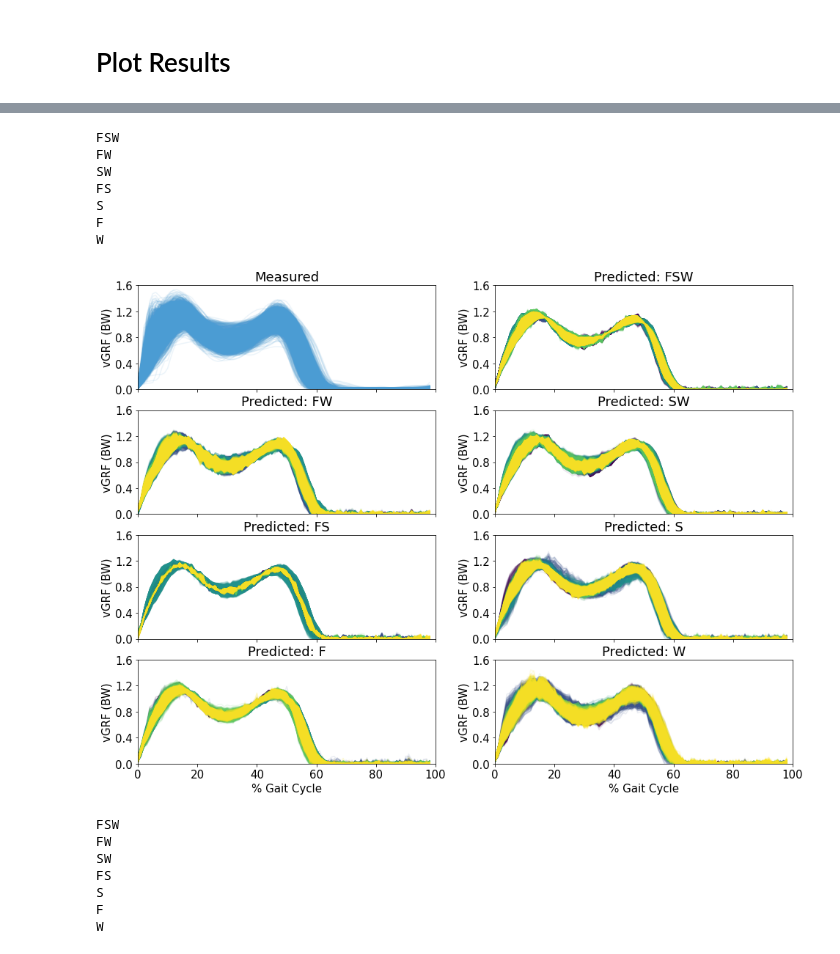
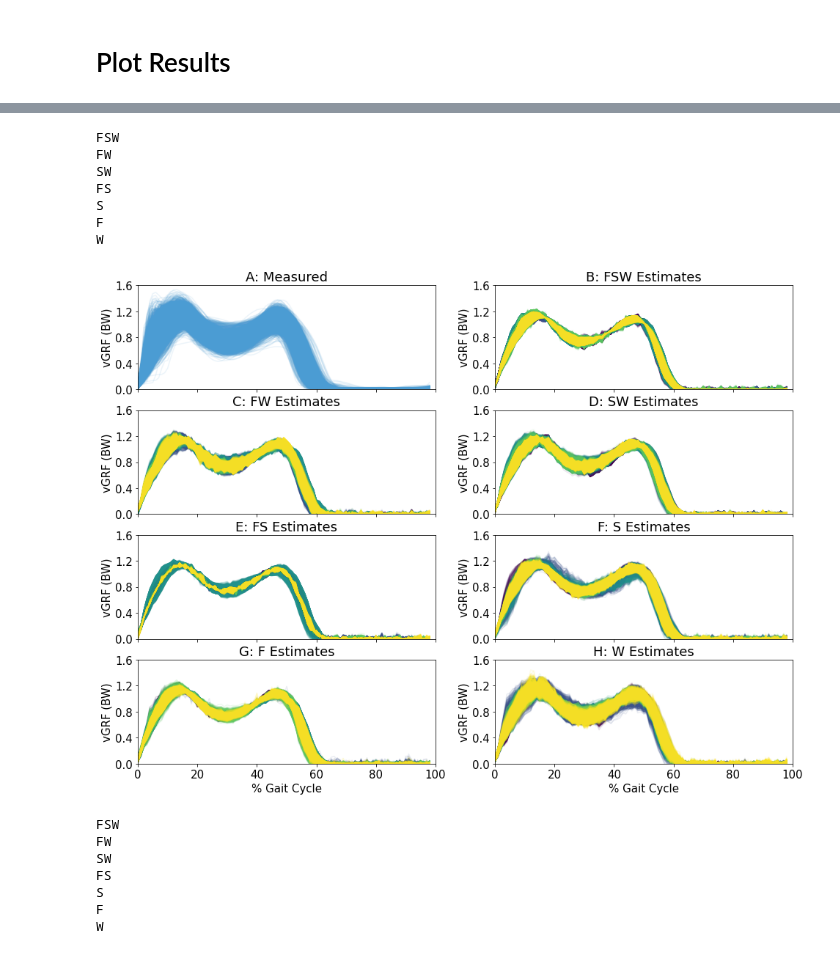
Before and after one commit to peruvianox/Vetta, a Jupyter notebook: MagVect_ML.ipynb, the cells around one changed output, grey strips where cells are left out. Saved outputs shown, nothing was run; the diff lists cells and outputs as text; code cells hidden in the pictures.

```diff
--- a/MagVect_ML.ipynb
+++ b/MagVect_ML.ipynb
@@ -198,9 +198,9 @@ ax4.set_ylabel('Norm Acc (m/s^2)')
 ax4.set_xlabel('% Gait Cycle')
 
 Subjs = np.unique(Meta.Subj)
-ax2.text(112, 90, 'Subjects', c='k', ha='center', weight='bold')
+ax2.text(112, 75, 'Subjects', c='k', ha='center', weight='bold')
 for i in range(20):
-  ax2.text(112, 80 - 7*i, Subjs[i], c=C.colors[i], ha='center')
+  ax2.text(112, 70 - 7*i, Subjs[i], c=C.colors[i], ha='center')
 
 plt.savefig('/content/drive/My Drive/EII-PGB/Data/SyncedData/FigFolder/Inputs.png')
 # %% [output]
@@ -474,7 +482,7 @@ C = cm.get_cmap('viridis', 5)
 # plot true
 plt.figure(figsize=(16, 12))
 ax1 = plt.subplot(4, 2, 1)
-plt.title('Measured')
+plt.title('A: Measured')
 for i, x in enumerate(AggMLP[model]):
   plt.plot(AggMLP[model][i]['True'][:, :].T, '-k', alpha=A, c=(75/255, 156/255, 211/255))
 plt.ylabel('vGRF (BW)')
@@ -483,37 +491,37 @@ plt.ylim((0, 1.6))
 plt.yticks([0, 0.4, 0.8, 1.2, 1.6])
 plt.xlim((0, 100))
 plt.xticks([0, 20, 40, 60, 80, 100], labels = [])
-Letter = ['A','B','C','D','E','F','G','H']
+Letter = ['B','C','D','E','F','G','H']
 
 for j, model in enumerate(models):
   ax = plt.subplot(4, 2, j + 2)
   print(model)
   for i, x in enumerate(AggMLP[model]):
     ax.plot(AggMLP[model][i]['Prediction'].T, '-k', alpha=A,  c = C.colors[i,:]) #c=(75/255, 156/255, 211/255))
 
-  ax.set_title(Letter[j] + model + ' Estimations')
+  ax.set_title(Letter[j] + ': ' + model + ' Estimates')
   ax.set_ylabel('vGRF (BW)')
 
   ax.set_ylim((0, 1.6))
   ax.set_yticks([0, 0.4, 0.8, 1.2, 1.6])
   ax.set_xlim((0, 100))
   ax.set_xticks([0, 20, 40, 60, 80, 100])
   ax.set_xticklabels([])
 
   if j == 5 or j == 6:
     ax.set_xticklabels([0, 20, 40, 60, 80, 100])
     ax.set_xlabel('% Gait Cycle')
 
 plt.savefig('MeasuredAndPredictions.png')
 # %% [output]
 FSW
 FW
 SW
 FS
 S
 F
 W
-[figure, old version]
+[figure, new version]
 # %%
 # plot differences
 A = 0.08
```
Also changed, not shown: parts of 29 cells of this notebook.
